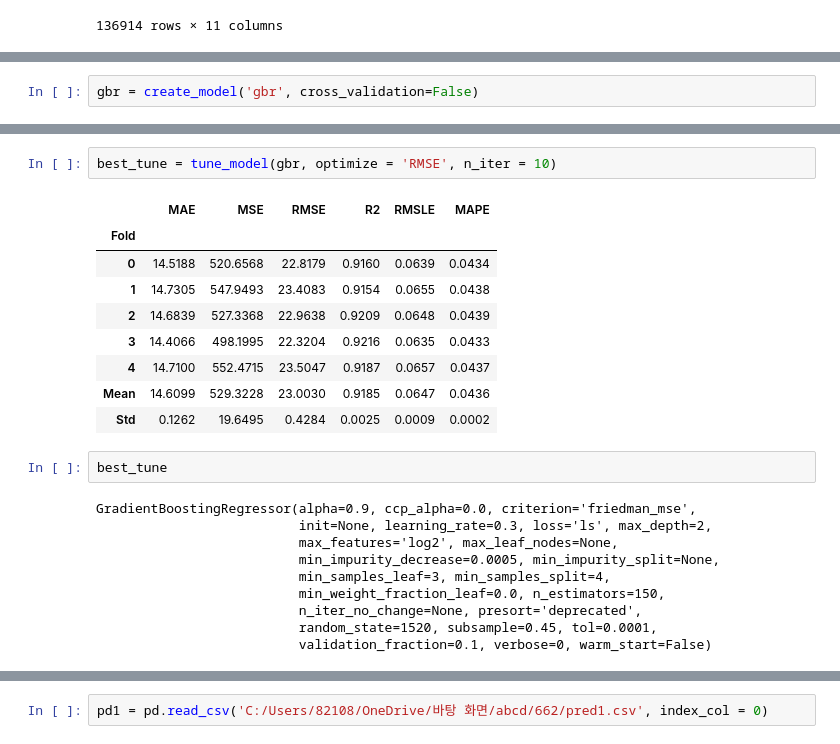
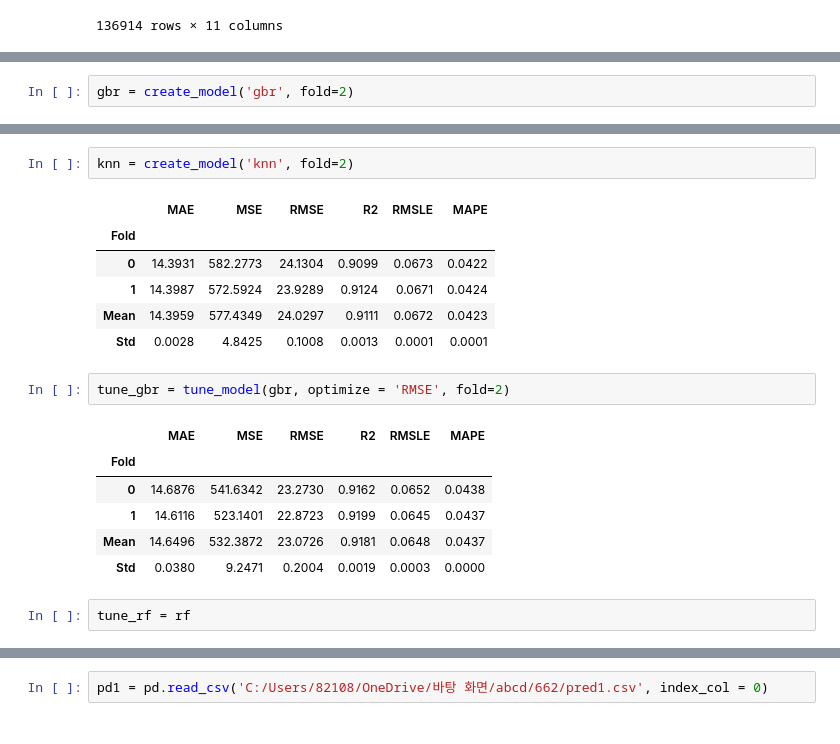
Before and after one commit to kdg1993/han_river_water_level, a Jupyter notebook: AutoML_Ryeol.ipynb, the cells around one changed output, grey strips where cells are left out. Drawn from its saved outputs; the diff is of its cells as text.

```diff
--- a/AutoML_Ryeol.ipynb
+++ b/AutoML_Ryeol.ipynb
@@ -69,4 +88,4 @@ GradientBoostingRegressor(alpha=0.9, ccp_alpha=0.0, criterion='friedman_mse',
 # %%
-gbr = create_model('gbr', cross_validation=False)
+gbr = create_model('gbr', fold=2)
 # %% [output]
 |  | MAE | MSE | RMSE | R2 | RMSLE | MAPE |
@@ -74,24 +115,20 @@ gbr = create_model('gbr', cross_validation=False)
+# %%
+knn = create_model('knn', fold=2)
+# %% [output]
+|  | MAE | MSE | RMSE | R2 | RMSLE | MAPE |
+| Fold |  |  |  |  |  |  |
+| 0 | 14.3931 | 582.2773 | 24.1304 | 0.9099 | 0.0673 | 0.0422 |
+| 1 | 14.3987 | 572.5924 | 23.9289 | 0.9124 | 0.0671 | 0.0424 |
+| Mean | 14.3959 | 577.4349 | 24.0297 | 0.9111 | 0.0672 | 0.0423 |
+| Std | 0.0028 | 4.8425 | 0.1008 | 0.0013 | 0.0001 | 0.0001 |
 # %%
-best_tune = tune_model(gbr, optimize = 'RMSE', n_iter = 10)
+tune_gbr = tune_model(gbr, optimize = 'RMSE', fold=2)
 # %% [output]
 |  | MAE | MSE | RMSE | R2 | RMSLE | MAPE |
 | Fold |  |  |  |  |  |  |
-| 0 | 14.5188 | 520.6568 | 22.8179 | 0.9160 | 0.0639 | 0.0434 |
-| 1 | 14.7305 | 547.9493 | 23.4083 | 0.9154 | 0.0655 | 0.0438 |
-| 2 | 14.6839 | 527.3368 | 22.9638 | 0.9209 | 0.0648 | 0.0439 |
-| 3 | 14.4066 | 498.1995 | 22.3204 | 0.9216 | 0.0635 | 0.0433 |
-| 4 | 14.7100 | 552.4715 | 23.5047 | 0.9187 | 0.0657 | 0.0437 |
-| Mean | 14.6099 | 529.3228 | 23.0030 | 0.9185 | 0.0647 | 0.0436 |
-| Std | 0.1262 | 19.6495 | 0.4284 | 0.0025 | 0.0009 | 0.0002 |
+| 0 | 14.6876 | 541.6342 | 23.2730 | 0.9162 | 0.0652 | 0.0438 |
+| 1 | 14.6116 | 523.1401 | 22.8723 | 0.9199 | 0.0645 | 0.0437 |
+| Mean | 14.6496 | 532.3872 | 23.0726 | 0.9181 | 0.0648 | 0.0437 |
+| Std | 0.0380 | 9.2471 | 0.2004 | 0.0019 | 0.0003 | 0.0000 |
-# %%
-best_tune
-# %% [output]
-GradientBoostingRegressor(alpha=0.9, ccp_alpha=0.0, criterion='friedman_mse',
-                          init=None, learning_rate=0.3, loss='ls', max_depth=2,
-                          max_features='log2', max_leaf_nodes=None,
-                          min_impurity_decrease=0.0005, min_impurity_split=None,
-                          min_samples_leaf=3, min_samples_split=4,
-                          min_weight_fraction_leaf=0.0, n_estimators=150,
-                          n_iter_no_change=None, presort='deprecated',
-                          random_state=1520, subsample=0.45, tol=0.0001,
-                          validation_fraction=0.1, verbose=0, warm_start=False)
+# %%
+tune_rf = rf
```
Also changed, not shown: parts of 22 cells of this notebook.
